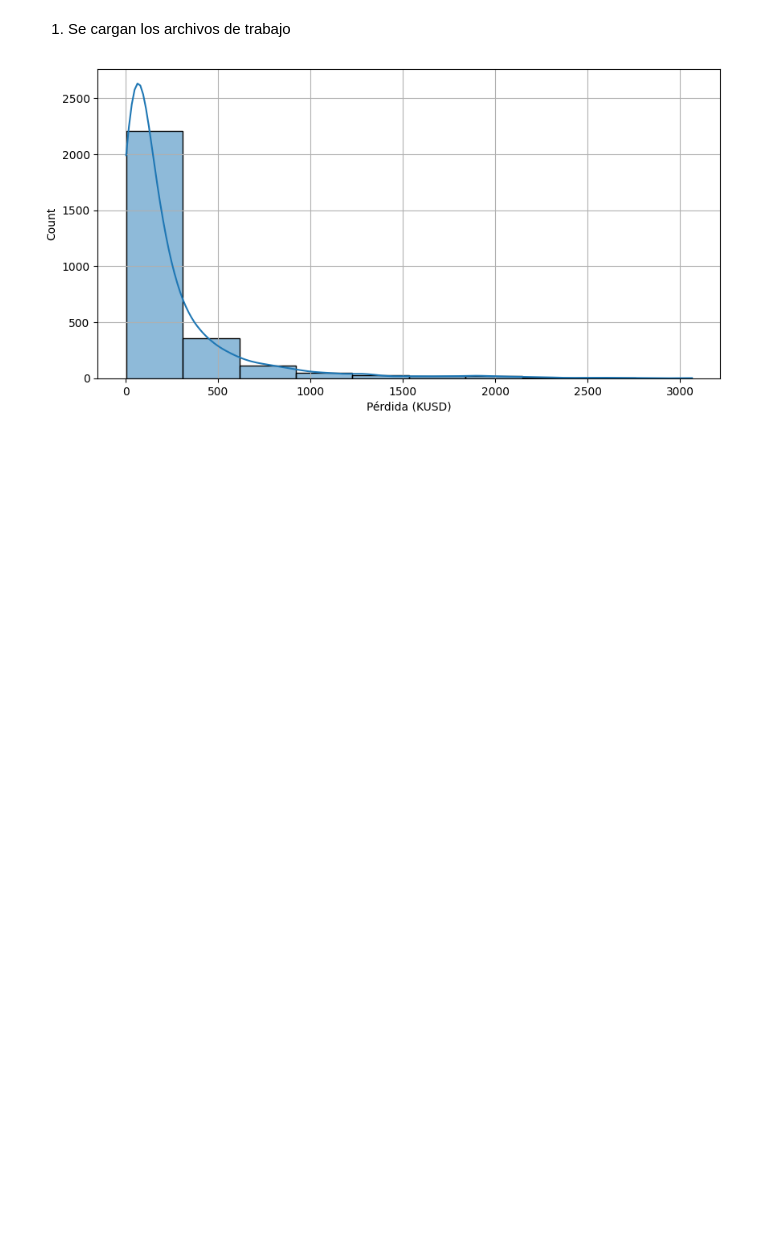
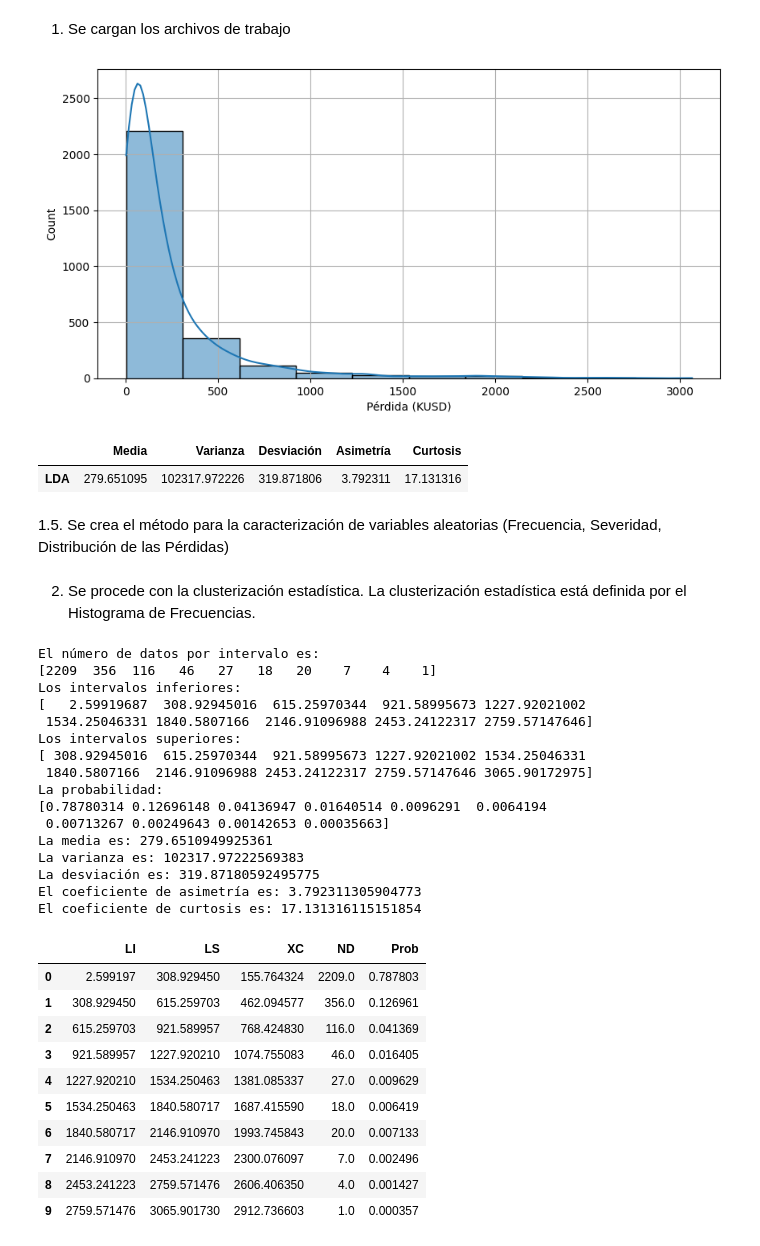
Before and after one commit to mariajosemuskusl/Integracion-de-Datos-y-Prospectiva, a Jupyter notebook: 1_Caracterización_VA_Clase.ipynb, the cells around one changed output. Drawn from its saved outputs; the diff is of its cells as text; code cells hidden in the pictures; blank space fills up the shorter version.

```diff
--- a/1_Caracterización_VA_Clase.ipynb
+++ b/1_Caracterización_VA_Clase.ipynb
@@ -41,5 +40,20 @@ sns.histplot(LDA,bins=10,kde=True)
 plt.xlabel("Pérdida (KUSD)")
 plt.grid()
 plt.show()
+
+#Procedemos con la caracterización de las variables aleatorias de frecuencia, severidad y LDA, es importante para los
+#métodos indicar cuales son las variables de recepción de los resultados que arroja un método
+p1,p2,p3,p4,p5=Caracterización_VA(LDA)
+Tbp=np.column_stack((p1,p2,p3,p4,p5))
+dfbp=pd.DataFrame(Tbp,columns=['Media','Varianza','Desviación','Asimetría','Curtosis'])
+dfbp.index=['LDA']
+display(dfbp)
+
+p1,p2,p3,p4,p5=Caracterización_VA(Freq)
+p1,p2,p3,p4,p5=Caracterización_VA(Sev)
 # %% [output]
 [figure]
+|  | Media | Varianza | Desviación | Asimetría | Curtosis |
+| LDA | 279.651095 | 102317.972226 | 319.871806 | 3.792311 | 17.131316 |
+# %% [markdown]
+1.5. Se crea el método para la caracterización de variables aleatorias (Frecuencia, Severidad, Distribución de las Pérdidas)
@@ -45,0 +78,61 @@ plt.show()
+# %% [markdown]
+2. Se procede con la clusterización estadística. La clusterización estadística está definida por el Histograma de Frecuencias.
+# %%
+np.set_printoptions(suppress=True)
+NI=10 #Indica el número de clusters
+counts, bin_edges=np.histogram(LDA,bins=NI)
+print("El número de datos por intervalo es:")
+print(counts)
+print ("Los intervalos inferiores:")
+print(bin_edges[:-1])
+print("Los intervalos superiores:")
+print(bin_edges[1:])
+XC=(bin_edges[:-1]+bin_edges[1:])/2
+Prob=counts/np.sum(counts)
+print("La probabilidad:")
+print(Prob)
+
+#Medidas de Tendencia y Dispersión
+u=np.sum(XC*Prob)
+print("La media es:",u)
+var=np.sum(Prob*(XC-u)**2)
+print("La varianza es:",var)
+sigma=np.sqrt(var)
+print("La desviación es:",sigma)
+CAs=np.sum(Prob*(XC-u)**3)/sigma**3
+print("El coeficiente de asimetría es:",CAs)
+Kur=np.sum(Prob*(XC-u)**4)/sigma**4-3
+print("El coeficiente de curtosis es:",Kur)
+
+#Se configura la tabla de los datos
+Tabla=np.column_stack((bin_edges[:-1],bin_edges[1:],XC,counts, Prob))
+df=pd.DataFrame(Tabla,columns=['LI','LS','XC','ND', 'Prob'])
+df.head(10)
+# %% [output]
+El número de datos por intervalo es:
+[2209  356  116   46   27   18   20    7    4    1]
+Los intervalos inferiores:
+[   2.59919687  308.92945016  615.25970344  921.58995673 1227.92021002
+ 1534.25046331 1840.5807166  2146.91096988 2453.24122317 2759.57147646]
+Los intervalos superiores:
+[ 308.92945016  615.25970344  921.58995673 1227.92021002 1534.25046331
+ 1840.5807166  2146.91096988 2453.24122317 2759.57147646 3065.90172975]
+La probabilidad:
+[0.78780314 0.12696148 0.04136947 0.01640514 0.0096291  0.0064194
+ 0.00713267 0.00249643 0.00142653 0.00035663]
+La media es: 279.6510949925361
+La varianza es: 102317.97222569383
+La desviación es: 319.87180592495775
+El coeficiente de asimetría es: 3.792311305904773
+El coeficiente de curtosis es: 17.131316115151854
+|  | LI | LS | XC | ND | Prob |
+| 0 | 2.599197 | 308.929450 | 155.764324 | 2209.0 | 0.787803 |
+| 1 | 308.929450 | 615.259703 | 462.094577 | 356.0 | 0.126961 |
+| 2 | 615.259703 | 921.589957 | 768.424830 | 116.0 | 0.041369 |
+| 3 | 921.589957 | 1227.920210 | 1074.755083 | 46.0 | 0.016405 |
+| 4 | 1227.920210 | 1534.250463 | 1381.085337 | 27.0 | 0.009629 |
+| 5 | 1534.250463 | 1840.580717 | 1687.415590 | 18.0 | 0.006419 |
+| 6 | 1840.580717 | 2146.910970 | 1993.745843 | 20.0 | 0.007133 |
+| 7 | 2146.910970 | 2453.241223 | 2300.076097 | 7.0 | 0.002496 |
+| 8 | 2453.241223 | 2759.571476 | 2606.406350 | 4.0 | 0.001427 |
+| 9 | 2759.571476 | 3065.901730 | 2912.736603 | 1.0 | 0.000357 |
```
Also changed, not shown: parts of 9 cells of this notebook.
